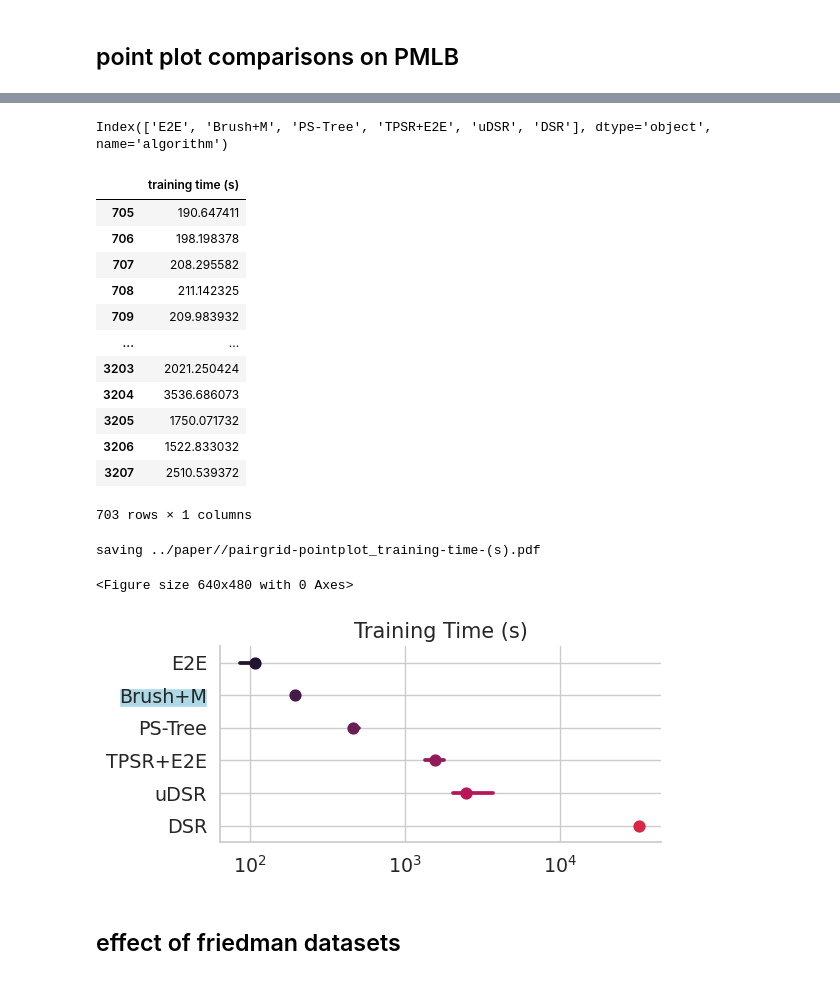
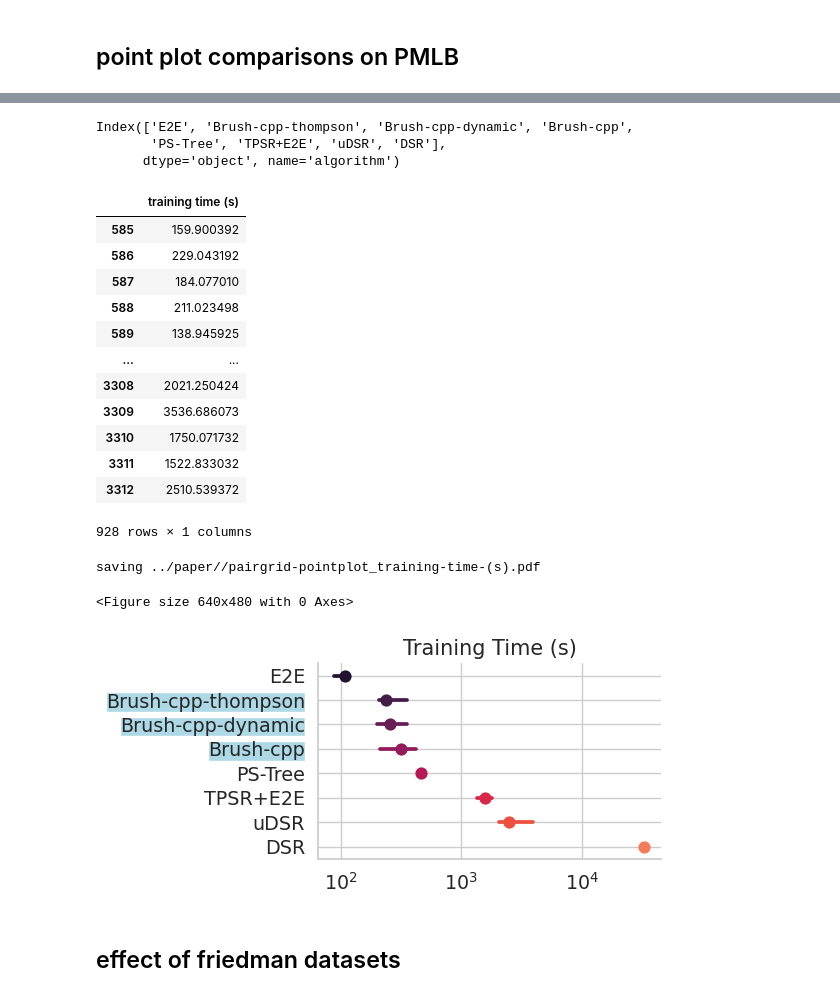
Before and after one commit to gAldeia/srbench, a Jupyter notebook: postprocessing/blackbox_results.ipynb, the cells around one changed output, grey strips where cells are left out. Cells and saved outputs as stored; diff of their text form; code cells hidden in the pictures.

```diff
--- a/postprocessing/blackbox_results.ipynb
+++ b/postprocessing/blackbox_results.ipynb
@@ -137,7 +137,8 @@ df_results = pd.read_feather('../results/black-box_results_srbench.feather')
 
 # df_results = pd.concat([pd.read_feather('../results/black-box_results_brush_500_dom.feather'), df_results], axis=0)
 # df_results = pd.concat([pd.read_feather('../results/black-box_results_brush_500.feather'), df_results], axis=0)
-df_results = pd.concat([pd.read_feather('../results/black-box_results_brush_250.feather'), df_results], axis=0)
+# df_results = pd.concat([pd.read_feather('../results/black-box_results_brush_250.feather'), df_results], axis=0)
+df_results = pd.concat([pd.read_feather('../results/black-box_results_brush-cpp.feather'), df_results], axis=0)
 df_results = pd.concat([pd.read_feather('../results/black-box_results_pstree.feather'), df_results], axis=0)
 df_results = pd.concat([pd.read_feather('../results/black-box_results_tpsr.feather'), df_results], axis=0)
 df_results = pd.concat([pd.read_feather('../results/black-box_results_e2et.feather'), df_results], axis=0)
@@ -567,7 +569,7 @@ df_plot = df_plot[df_plot["algorithm"].isin([
     "PS-Tree",
     "NeSymRes 10M",
     "NeSymRes 100M",
-])]
+] + [a for a in df_plot["algorithm"].unique() if "Brush" in a])]
 
 df_plot['*algorithm*'] = df_plot['algorithm'].apply(lambda x: '*'+x if x in symbolic_algs else x)
 
@@ -616,46 +618,48 @@ g.map(sns.pointplot,
      )
 # # Use semantically meaningful titles for the columns
 titles = [x.replace('_',' ').title().replace('(S)','(s)').replace('R2','$R^2$') for x in x_vars]
 g.axes.flat[0].set_ylabel('')
 for ax, title in zip(g.axes.flat, titles):
 
     # Set a different title for each axes
     ax.set(title=title)
     ax.set_xlabel('')
 
     if any([n in title.lower() for n in ['size','time']]):
         ax.set_xscale('log')
 
     if title == '$R^2$ Test':
         ax.set_xlim([-.25,1])
 
     # Make the grid horizontal instead of vertical
     ax.yaxis.grid(True)
 
     for ticklbl in ax.yaxis.get_ticklabels():
         if "Brush" in ticklbl.get_text():
             ticklbl.set_bbox(dict(facecolor='lightblue', edgecolor='w', alpha=1, pad=0.1)) # boxstyle='round',
             # ticklbl.set_c('blue')
 
 save(name='_'.join(['pairgrid-pointplot']+x_vars))
 # %% [output]
-Index(['E2E', 'Brush+M', 'PS-Tree', 'TPSR+E2E', 'uDSR', 'DSR'], dtype='object', name='algorithm')
+Index(['E2E', 'Brush-cpp-thompson', 'Brush-cpp-dynamic', 'Brush-cpp',
+       'PS-Tree', 'TPSR+E2E', 'uDSR', 'DSR'],
+      dtype='object', name='algorithm')
 |  | training time (s) |
-| 705 | 190.647411 |
-| 706 | 198.198378 |
-| 707 | 208.295582 |
-| 708 | 211.142325 |
-| 709 | 209.983932 |
+| 585 | 159.900392 |
+| 586 | 229.043192 |
+| 587 | 184.077010 |
+| 588 | 211.023498 |
+| 589 | 138.945925 |
 | ... | ... |
-| 3203 | 2021.250424 |
-| 3204 | 3536.686073 |
-| 3205 | 1750.071732 |
-| 3206 | 1522.833032 |
-| 3207 | 2510.539372 |
+| 3308 | 2021.250424 |
+| 3309 | 3536.686073 |
+| 3310 | 1750.071732 |
+| 3311 | 1522.833032 |
+| 3312 | 2510.539372 |
-703 rows × 1 columns
+928 rows × 1 columns
 saving ../paper//pairgrid-pointplot_training-time-(s).pdf
 <Figure size 640x480 with 0 Axes>
-[figure, old version]
+[figure, new version]
 # %% [markdown]
 ## effect of friedman datasets
 # %%
```
Also changed, not shown: parts of 16 cells of this notebook, 7 other files.
